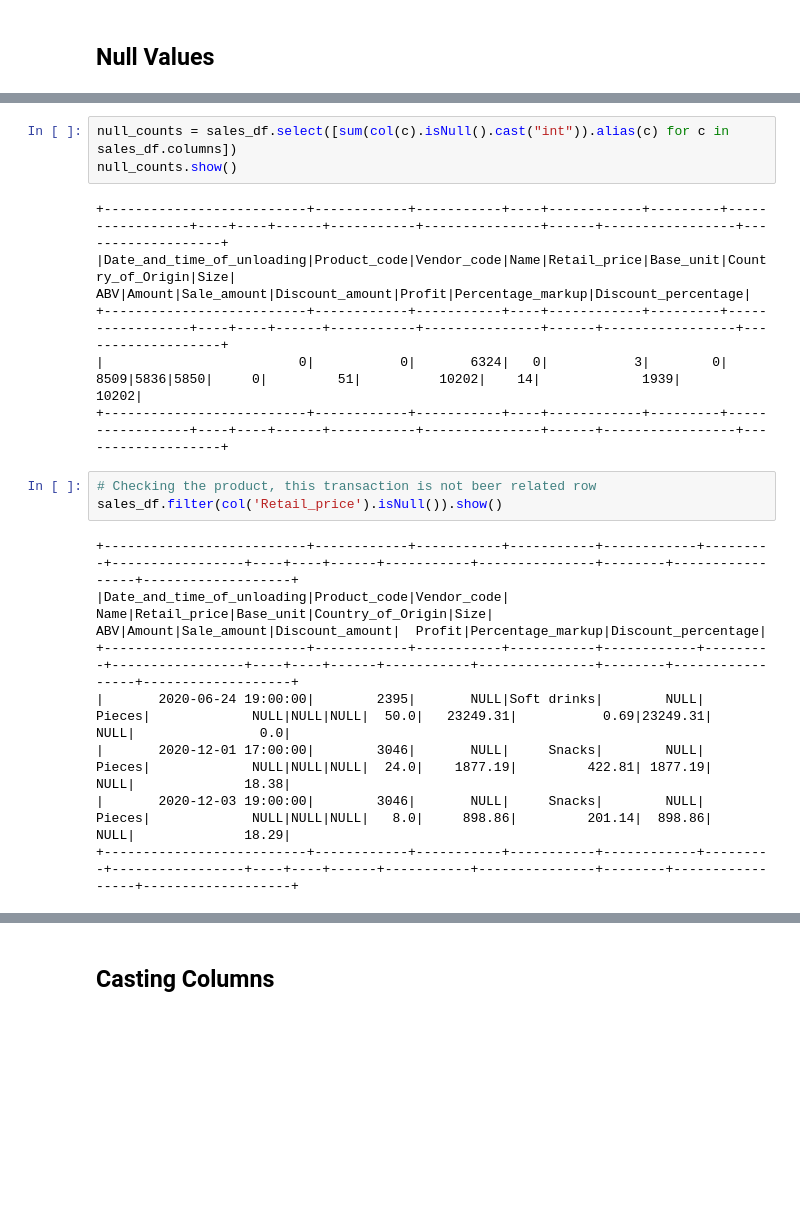
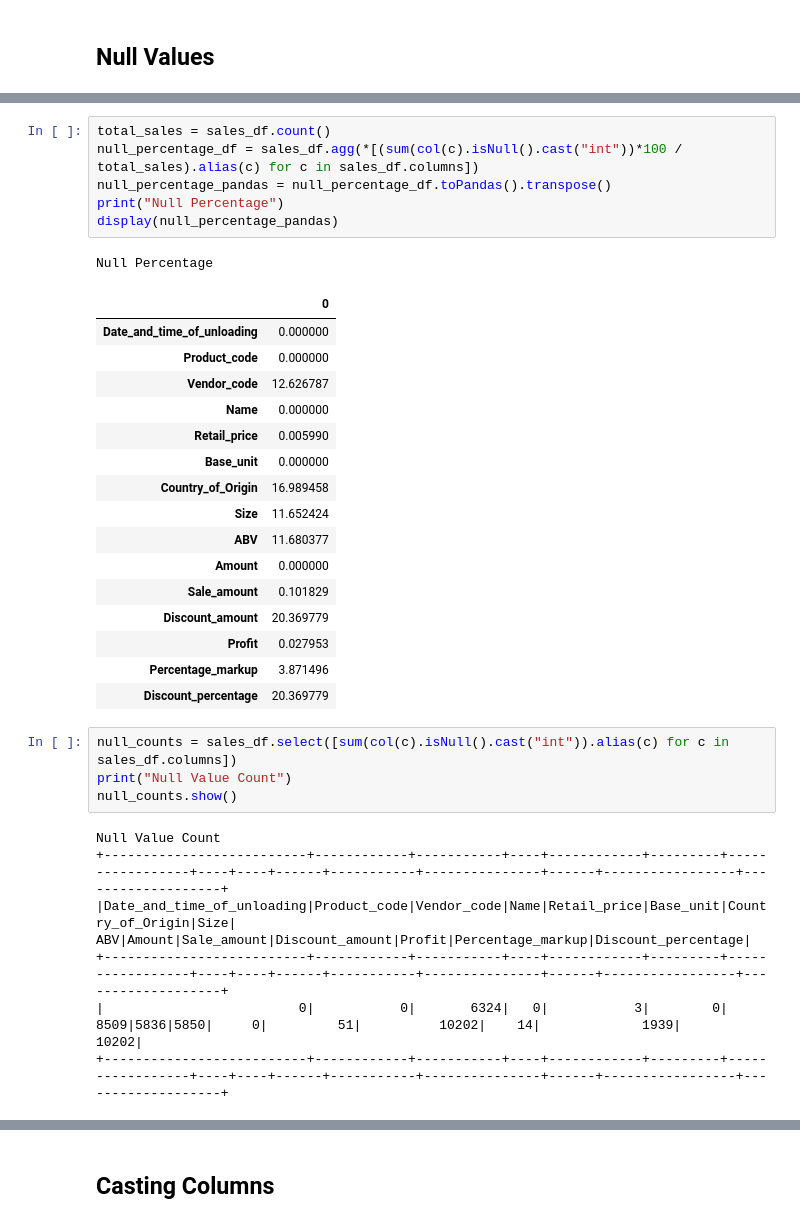
Before and after one commit to jayaspiya/Spark-Craft-Beer-Sales-EDA, a Jupyter notebook: main.ipynb, the cells around one changed output, grey strips where cells are left out. Cells and saved outputs as stored; diff of their text form; blank space fills up the shorter version.

```diff
--- a/main.ipynb
+++ b/main.ipynb
@@ -210,20 +212,35 @@ plt.show()
+# %%
+total_sales = sales_df.count()
+null_percentage_df = sales_df.agg(*[(sum(col(c).isNull().cast("int"))*100 / total_sales).alias(c) for c in sales_df.columns])
+null_percentage_pandas = null_percentage_df.toPandas().transpose()
+print("Null Percentage")
+display(null_percentage_pandas)
+# %% [output]
+Null Percentage
+|  | 0 |
+| Date_and_time_of_unloading | 0.000000 |
+| Product_code | 0.000000 |
+| Vendor_code | 12.626787 |
+| Name | 0.000000 |
+| Retail_price | 0.005990 |
+| Base_unit | 0.000000 |
+| Country_of_Origin | 16.989458 |
+| Size | 11.652424 |
+| ABV | 11.680377 |
+| Amount | 0.000000 |
+| Sale_amount | 0.101829 |
+| Discount_amount | 20.369779 |
+| Profit | 0.027953 |
+| Percentage_markup | 3.871496 |
+| Discount_percentage | 20.369779 |
 # %%
 null_counts = sales_df.select([sum(col(c).isNull().cast("int")).alias(c) for c in sales_df.columns])
+print("Null Value Count")
 null_counts.show()
 # %% [output]
+Null Value Count
 +--------------------------+------------+-----------+----+------------+---------+-----------------+----+----+------+-----------+---------------+------+-----------------+-------------------+
 |Date_and_time_of_unloading|Product_code|Vendor_code|Name|Retail_price|Base_unit|Country_of_Origin|Size| ABV|Amount|Sale_amount|Discount_amount|Profit|Percentage_markup|Discount_percentage|
 +--------------------------+------------+-----------+----+------------+---------+-----------------+----+----+------+-----------+---------------+------+-----------------+-------------------+
 |                         0|           0|       6324|   0|           3|        0|             8509|5836|5850|     0|         51|          10202|    14|             1939|              10202|
 +--------------------------+------------+-----------+----+------------+---------+-----------------+----+----+------+-----------+---------------+------+-----------------+-------------------+
-# %%
-# Checking the product, this transaction is not beer related row
-sales_df.filter(col('Retail_price').isNull()).show()
-# %% [output]
-+--------------------------+------------+-----------+-----------+------------+---------+-----------------+----+----+------+-----------+---------------+--------+-----------------+-------------------+
-|Date_and_time_of_unloading|Product_code|Vendor_code|       Name|Retail_price|Base_unit|Country_of_Origin|Size| ABV|Amount|Sale_amount|Discount_amount|  Profit|Percentage_markup|Discount_percentage|
-+--------------------------+------------+-----------+-----------+------------+---------+-----------------+----+----+------+-----------+---------------+--------+-----------------+-------------------+
-|       2020-06-24 19:00:00|        2395|       NULL|Soft drinks|        NULL|   Pieces|             NULL|NULL|NULL|  50.0|   23249.31|           0.69|23249.31|             NULL|                0.0|
-|       2020-12-01 17:00:00|        3046|       NULL|     Snacks|        NULL|   Pieces|             NULL|NULL|NULL|  24.0|    1877.19|         422.81| 1877.19|             NULL|              18.38|
-|       2020-12-03 19:00:00|        3046|       NULL|     Snacks|        NULL|   Pieces|             NULL|NULL|NULL|   8.0|     898.86|         201.14|  898.86|             NULL|              18.29|
-+--------------------------+------------+-----------+-----------+------------+---------+-----------------+----+----+------+-----------+---------------+--------+-----------------+-------------------+
```
Also changed, not shown: parts of 53 cells of this notebook.
